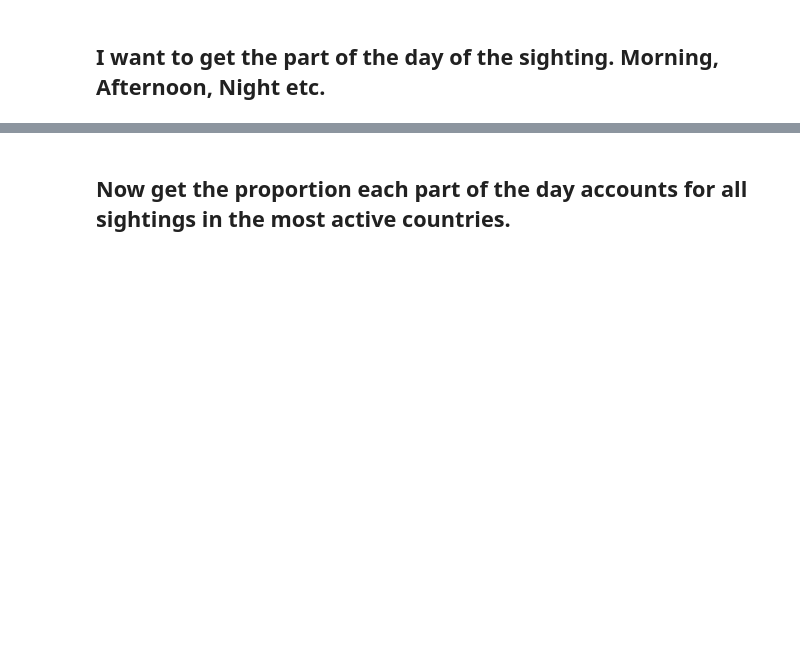
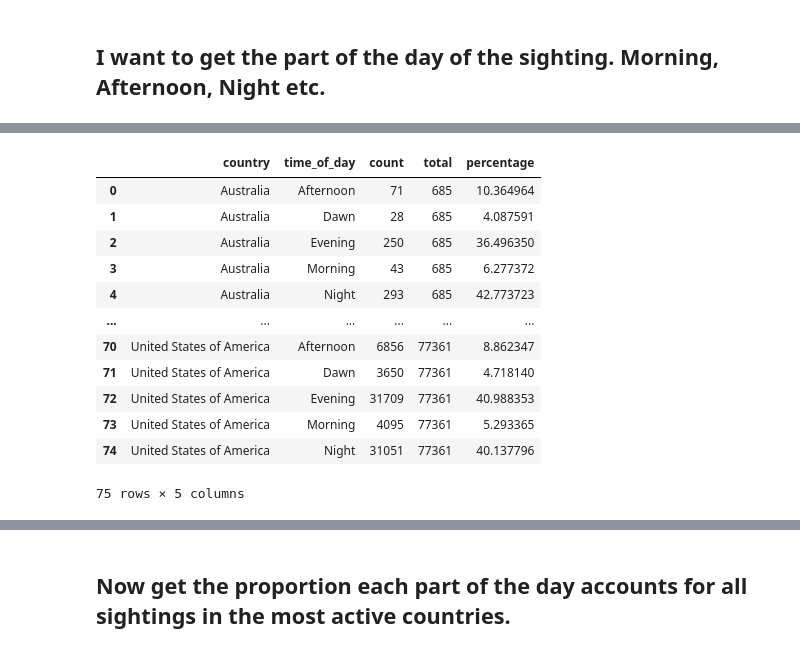
Before and after one commit to AlexIrwin141/UFO-Sightings-Analysis, a Jupyter notebook: UFO_Watch.ipynb, the cells around one changed output, grey strips where cells are left out. Drawn from its saved outputs; the diff is of its cells as text; code cells hidden in the pictures; blank space fills up the shorter version.

```diff
--- a/UFO_Watch.ipynb
+++ b/UFO_Watch.ipynb
@@ -914,3 +890,34 @@ select_country_df.head()
 | 2 | chester (uk/england) |  | United Kingdom | round | 53.200000 | -2.916667 | 1955-10-10 17:00:00 | 1955 | 10 | ... |
 | 3 | edna | TX | United States of America | round | 28.978333 | -96.645833 | 1956-10-10 21:00:00 | 1956 | 10 | ... |
 | 4 | kaneohe | HI | United States of America | light | 21.418056 | -157.803611 | 1960-10-10 20:00:00 | 1960 | 10 | ... |
+# %%
+filter_countries = axdf['country'].value_counts().reset_index(name='count').sort_values('count', ascending=False)[0:15]['country']
+
+select_country_df = axdf[axdf['country'].isin(filter_countries)]
+
+# group by country and the time of day
+day_part_counts = select_country_df.groupby(['country', 'time_of_day']).size().reset_index(name='count')
+
+# Calculate total sightings for each country
+country_totals = axdf['country'].value_counts()
+
+# Merge totals back into the grouped DataFrame
+day_part_counts = day_part_counts.merge(country_totals.rename('total'), left_on='country', right_index=True)
+
+# Calculate percentage of the part of the day
+day_part_counts['percentage'] = (day_part_counts['count'] / day_part_counts['total']) * 100
+day_part_counts
+# %% [output]
+|  | country | time_of_day | count | total | percentage |
+| 0 | Australia | Afternoon | 71 | 685 | 10.364964 |
+| 1 | Australia | Dawn | 28 | 685 | 4.087591 |
+| 2 | Australia | Evening | 250 | 685 | 36.496350 |
+| 3 | Australia | Morning | 43 | 685 | 6.277372 |
+| 4 | Australia | Night | 293 | 685 | 42.773723 |
+| ... | ... | ... | ... | ... | ... |
+| 70 | United States of America | Afternoon | 6856 | 77361 | 8.862347 |
+| 71 | United States of America | Dawn | 3650 | 77361 | 4.718140 |
+| 72 | United States of America | Evening | 31709 | 77361 | 40.988353 |
+| 73 | United States of America | Morning | 4095 | 77361 | 5.293365 |
+| 74 | United States of America | Night | 31051 | 77361 | 40.137796 |
+75 rows × 5 columns
```
Also changed, not shown: parts of 24 cells of this notebook.
